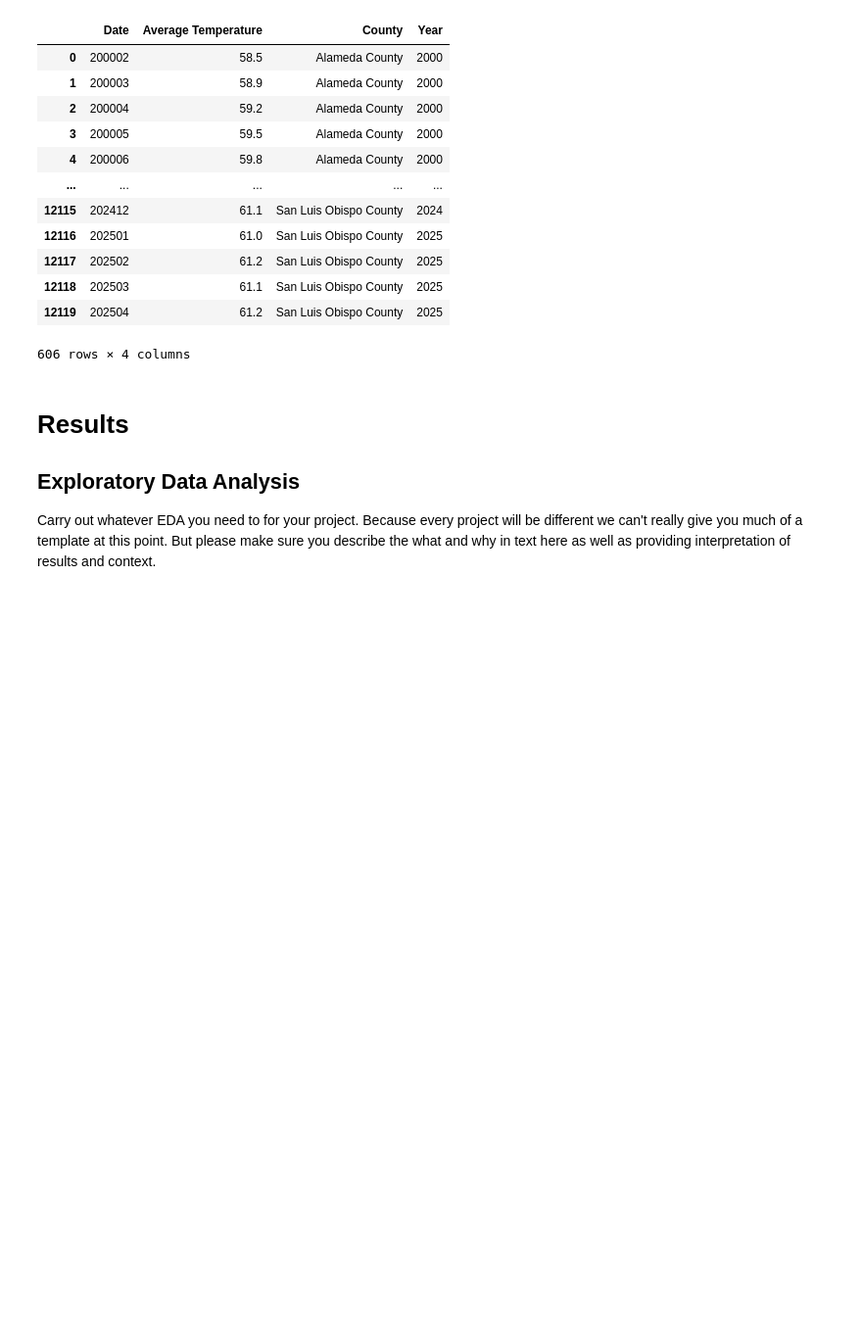
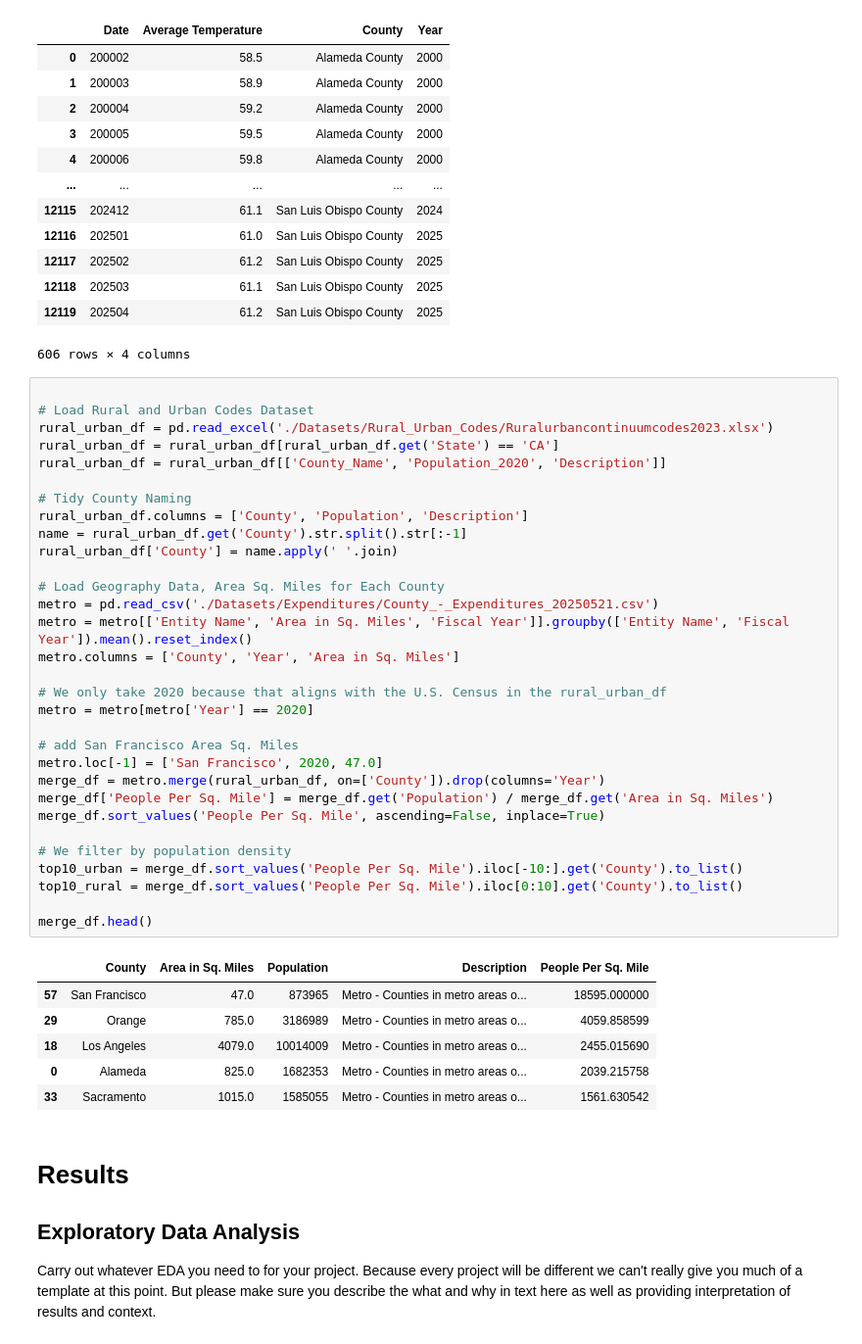
Before and after one commit to richardlaoo/Group131_DS_Analysis, a Jupyter notebook: EDACheckpoint_Group131_SP25.ipynb, the cells around one changed output. Shown at 98% size. Drawn from its saved outputs; the diff is of its cells as text; blank space fills up the shorter version.

Commit message:
Added top10 rural/urban counties

```diff
--- a/EDACheckpoint_Group131_SP25.ipynb
+++ b/EDACheckpoint_Group131_SP25.ipynb
@@ -483,6 +489,44 @@ temp_env
 | 12118 | 202503 | 61.1 | San Luis Obispo County | 2025 |
 | 12119 | 202504 | 61.2 | San Luis Obispo County | 2025 |
 606 rows × 4 columns
+# %%
+
+# Load Rural and Urban Codes Dataset
+rural_urban_df = pd.read_excel('./Datasets/Rural_Urban_Codes/Ruralurbancontinuumcodes2023.xlsx')
+rural_urban_df = rural_urban_df[rural_urban_df.get('State') == 'CA']
+rural_urban_df = rural_urban_df[['County_Name', 'Population_2020', 'Description']]
+
+# Tidy County Naming
+rural_urban_df.columns = ['County', 'Population', 'Description']
+name = rural_urban_df.get('County').str.split().str[:-1]
+rural_urban_df['County'] = name.apply(' '.join)
+
+# Load Geography Data, Area Sq. Miles for Each County
+metro = pd.read_csv('./Datasets/Expenditures/County_-_Expenditures_20250521.csv')
+metro = metro[['Entity Name', 'Area in Sq. Miles', 'Fiscal Year']].groupby(['Entity Name', 'Fiscal Year']).mean().reset_index()
+metro.columns = ['County', 'Year', 'Area in Sq. Miles']
+
+# We only take 2020 because that aligns with the U.S. Census in the rural_urban_df
+metro = metro[metro['Year'] == 2020]
+
+# add San Francisco Area Sq. Miles
+metro.loc[-1] = ['San Francisco', 2020, 47.0]
+merge_df = metro.merge(rural_urban_df, on=['County']).drop(columns='Year')
+merge_df['People Per Sq. Mile'] = merge_df.get('Population') / merge_df.get('Area in Sq. Miles')
+merge_df.sort_values('People Per Sq. Mile', ascending=False, inplace=True)
+
+# We filter by population density
+top10_urban = merge_df.sort_values('People Per Sq. Mile').iloc[-10:].get('County').to_list()
+top10_rural = merge_df.sort_values('People Per Sq. Mile').iloc[0:10].get('County').to_list()
+
+merge_df.head()
+# %% [output]
+|  | County | Area in Sq. Miles | Population | Description | People Per Sq. Mile |
+| 57 | San Francisco | 47.0 | 873965 | Metro - Counties in metro areas o... | 18595.000000 |
+| 29 | Orange | 785.0 | 3186989 | Metro - Counties in metro areas o... | 4059.858599 |
+| 18 | Los Angeles | 4079.0 | 10014009 | Metro - Counties in metro areas o... | 2455.015690 |
+| 0 | Alameda | 825.0 | 1682353 | Metro - Counties in metro areas o... | 2039.215758 |
+| 33 | Sacramento | 1015.0 | 1585055 | Metro - Counties in metro areas o... | 1561.630542 |
 # %% [markdown]
 # Results
 
```
Also changed, not shown: parts of 1 cell of this notebook.
